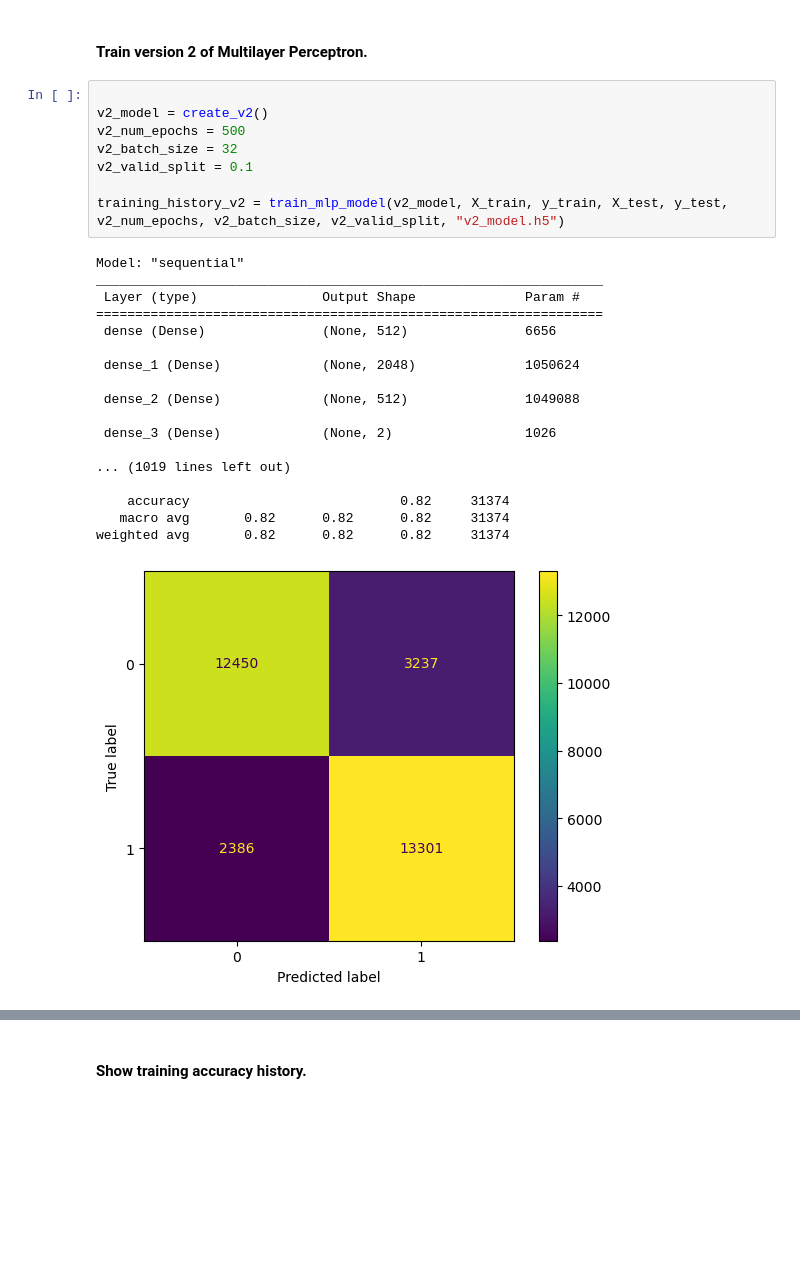
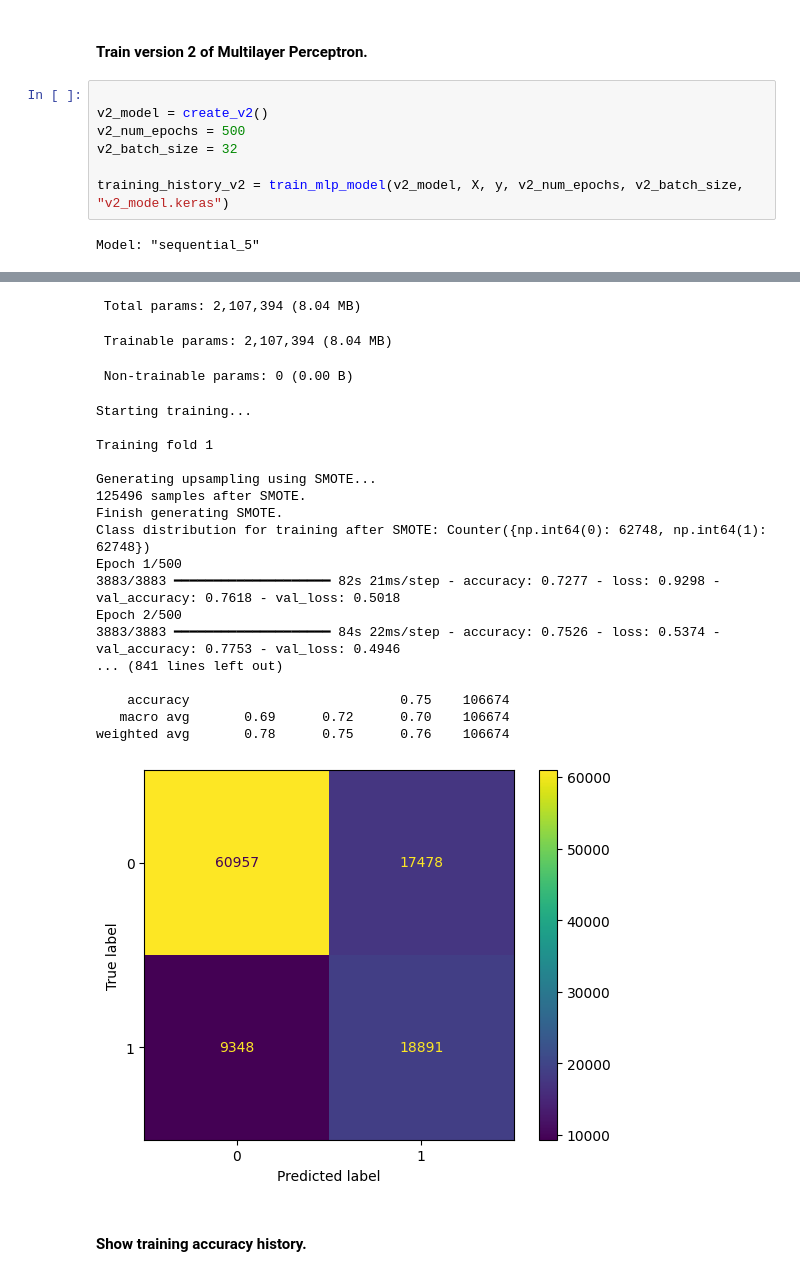
Before and after one commit to rodrigoalexandre/apachejit-sdp-multilayerperceptron, a Jupyter notebook: source/mlpercetron-apachejit-model.ipynb, the cells around one changed output, grey strips where cells are left out. Drawn from its saved outputs; the diff is of its cells as text; blank space fills up the shorter version.

```diff
--- a/source/mlpercetron-apachejit-model.ipynb
+++ b/source/mlpercetron-apachejit-model.ipynb
@@ -231,29 +233,11 @@ weighted avg       0.80      0.80      0.80     31374
 # %% [markdown]
 #### Train version 2 of Multilayer Perceptron.
-# %%
-
-v2_model = create_v2()
-v2_num_epochs = 500
-v2_batch_size = 32
-v2_valid_split = 0.1
-
-training_history_v2 = train_mlp_model(v2_model, X_train, y_train, X_test, y_test, v2_num_epochs, v2_batch_size, v2_valid_split, "v2_model.h5")
-# %% [output]
-Model: "sequential"
-_________________________________________________________________
- Layer (type)                Output Shape              Param #
-=================================================================
- dense (Dense)               (None, 512)               6656
-
- dense_1 (Dense)             (None, 2048)              1050624
-
- dense_2 (Dense)             (None, 512)               1049088
-
- dense_3 (Dense)             (None, 2)                 1026
-
-... (1019 lines left out)
-
-    accuracy                           0.82     31374
-   macro avg       0.82      0.82      0.82     31374
-weighted avg       0.82      0.82      0.82     31374
-[figure, removed]
+# %%
+
+v2_model = create_v2()
+v2_num_epochs = 500
+v2_batch_size = 32
+
+training_history_v2 = train_mlp_model(v2_model, X, y, v2_num_epochs, v2_batch_size, "v2_model.keras")
+# %% [output]
+Model: "sequential_5"
@@ -260,3 +255,24 @@ weighted avg       0.82      0.82      0.82     31374
+ Total params: 2,107,394 (8.04 MB)
+ Trainable params: 2,107,394 (8.04 MB)
+ Non-trainable params: 0 (0.00 B)
+Starting training...
+
+Training fold 1
+
+Generating upsampling using SMOTE...
+125496 samples after SMOTE.
+Finish generating SMOTE.
+Class distribution for training after SMOTE: Counter({np.int64(0): 62748, np.int64(1): 62748})
+Epoch 1/500
+3883/3883 ━━━━━━━━━━━━━━━━━━━━ 82s 21ms/step - accuracy: 0.7277 - loss: 0.9298 - val_accuracy: 0.7618 - val_loss: 0.5018
+Epoch 2/500
+3883/3883 ━━━━━━━━━━━━━━━━━━━━ 84s 22ms/step - accuracy: 0.7526 - loss: 0.5374 - val_accuracy: 0.7753 - val_loss: 0.4946
+... (841 lines left out)
+
+    accuracy                           0.75    106674
+   macro avg       0.69      0.72      0.70    106674
+weighted avg       0.78      0.75      0.76    106674
+[figure, added]
 # %% [markdown]
 #### Show training accuracy history.
 # %%
```
Also changed, not shown: parts of 15 cells of this notebook, 2 other files.
